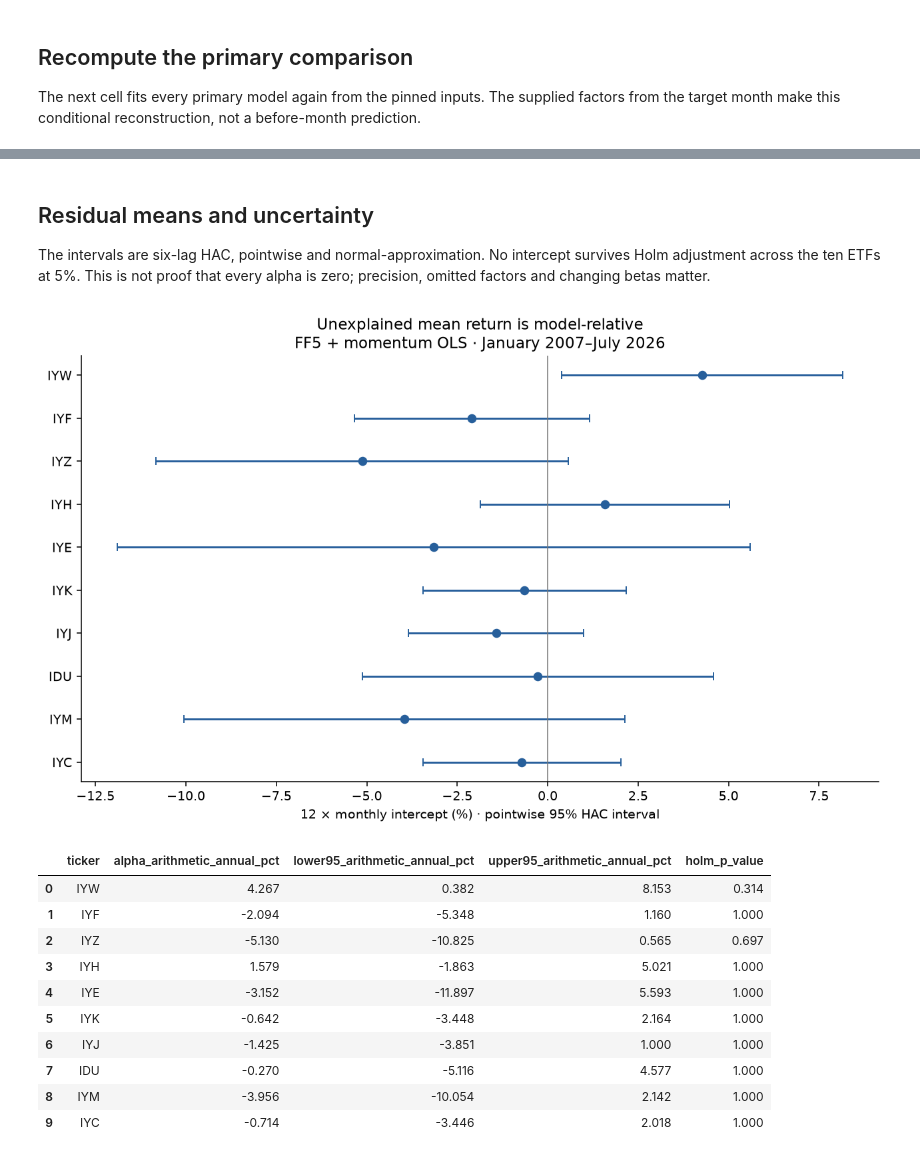
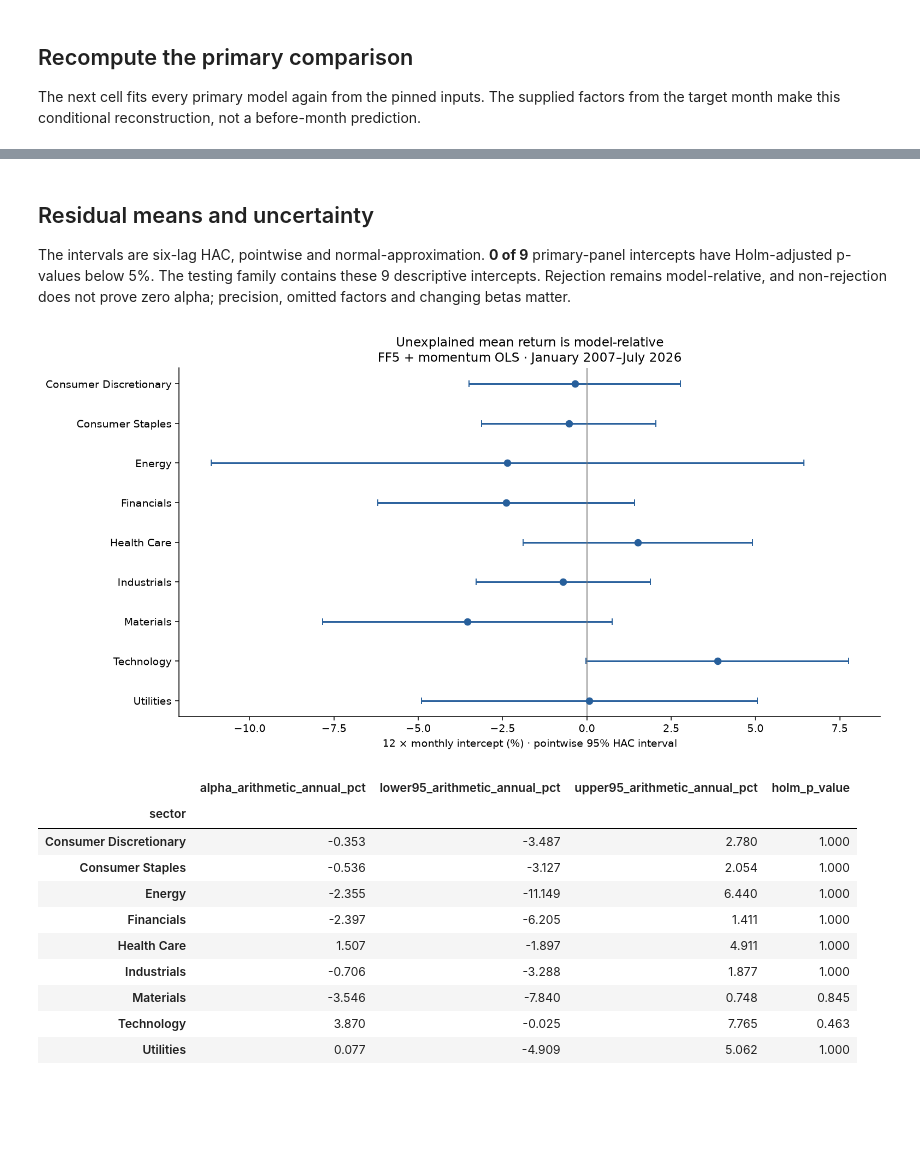
Before and after one commit to QuhiQuhihi/Famma-French-Factors-with-Sector-ETF, a Jupyter notebook: study.ipynb, the cells around one changed output, grey strips where cells are left out. Cells and saved outputs as stored; diff of their text form; code cells hidden in the pictures; blank space fills up the shorter version.

Commit message:
Use State Street sector funds and label research figures by sector

```diff
--- a/study.ipynb
+++ b/study.ipynb
@@ -108,21 +108,21 @@ display(Image(filename=str(FIGURES / 'stability.png')))
 # %% [markdown]
 ## Residual means and uncertainty
-The intervals are six-lag HAC, pointwise and normal-approximation. No intercept survives Holm adjustment across the ten ETFs at 5%. This is not proof that every alpha is zero; precision, omitted factors and changing betas matter.
+The intervals are six-lag HAC, pointwise and normal-approximation. **0 of 9** primary-panel intercepts have Holm-adjusted p-values below 5%. The testing family contains these 9 descriptive intercepts. Rejection remains model-relative, and non-rejection does not prove zero alpha; precision, omitted factors and changing betas matter.
 # %%
 display(Image(filename=str(FIGURES / 'alpha_intervals.png')))
-display(pd.read_csv(RESULTS / 'alpha.csv')[['ticker','alpha_arithmetic_annual_pct','lower95_arithmetic_annual_pct','upper95_arithmetic_annual_pct','holm_p_value']].round(3))
+display(pd.read_csv(RESULTS / 'alpha.csv')[['sector','alpha_arithmetic_annual_pct','lower95_arithmetic_annual_pct','upper95_arithmetic_annual_pct','holm_p_value']].set_index('sector').round(3))
 # %% [output]
-[figure, old version]
+[figure, new version]
-|  | ticker | alpha_arithmetic_annual_pct | lower95_arithmetic_annual_pct | upper95_arithmetic_annual_pct | holm_p_value |
-| 0 | IYW | 4.267 | 0.382 | 8.153 | 0.314 |
-| 1 | IYF | -2.094 | -5.348 | 1.160 | 1.000 |
-| 2 | IYZ | -5.130 | -10.825 | 0.565 | 0.697 |
-| 3 | IYH | 1.579 | -1.863 | 5.021 | 1.000 |
-| 4 | IYE | -3.152 | -11.897 | 5.593 | 1.000 |
-| 5 | IYK | -0.642 | -3.448 | 2.164 | 1.000 |
-| 6 | IYJ | -1.425 | -3.851 | 1.000 | 1.000 |
-| 7 | IDU | -0.270 | -5.116 | 4.577 | 1.000 |
-| 8 | IYM | -3.956 | -10.054 | 2.142 | 1.000 |
-| 9 | IYC | -0.714 | -3.446 | 2.018 | 1.000 |
+|  | alpha_arithmetic_annual_pct | lower95_arithmetic_annual_pct | upper95_arithmetic_annual_pct | holm_p_value |
+| sector |  |  |  |  |
+| Consumer Discretionary | -0.353 | -3.487 | 2.780 | 1.000 |
+| Consumer Staples | -0.536 | -3.127 | 2.054 | 1.000 |
+| Energy | -2.355 | -11.149 | 6.440 | 1.000 |
+| Financials | -2.397 | -6.205 | 1.411 | 1.000 |
+| Health Care | 1.507 | -1.897 | 4.911 | 1.000 |
+| Industrials | -0.706 | -3.288 | 1.877 | 1.000 |
+| Materials | -3.546 | -7.840 | 0.748 | 0.845 |
+| Technology | 3.870 | -0.025 | 7.765 | 0.463 |
+| Utilities | 0.077 | -4.909 | 5.062 | 1.000 |
 # %% [markdown]
 ## Sensitivities without choosing a winner
```
Also changed, not shown: parts of 17 cells of this notebook, 45 other files.
